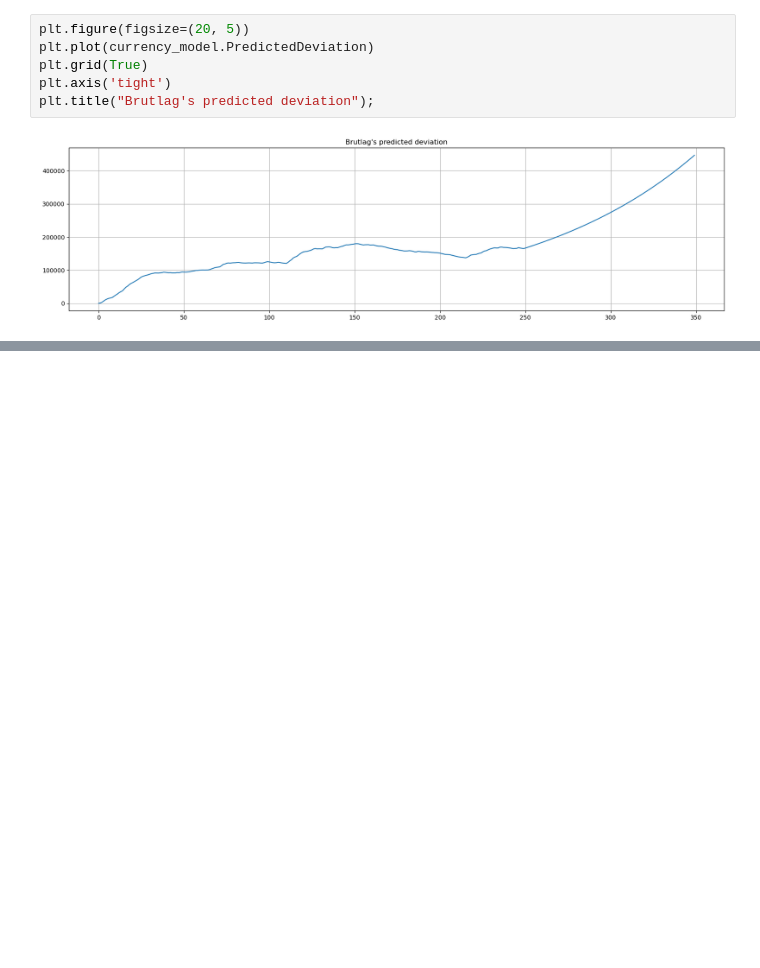
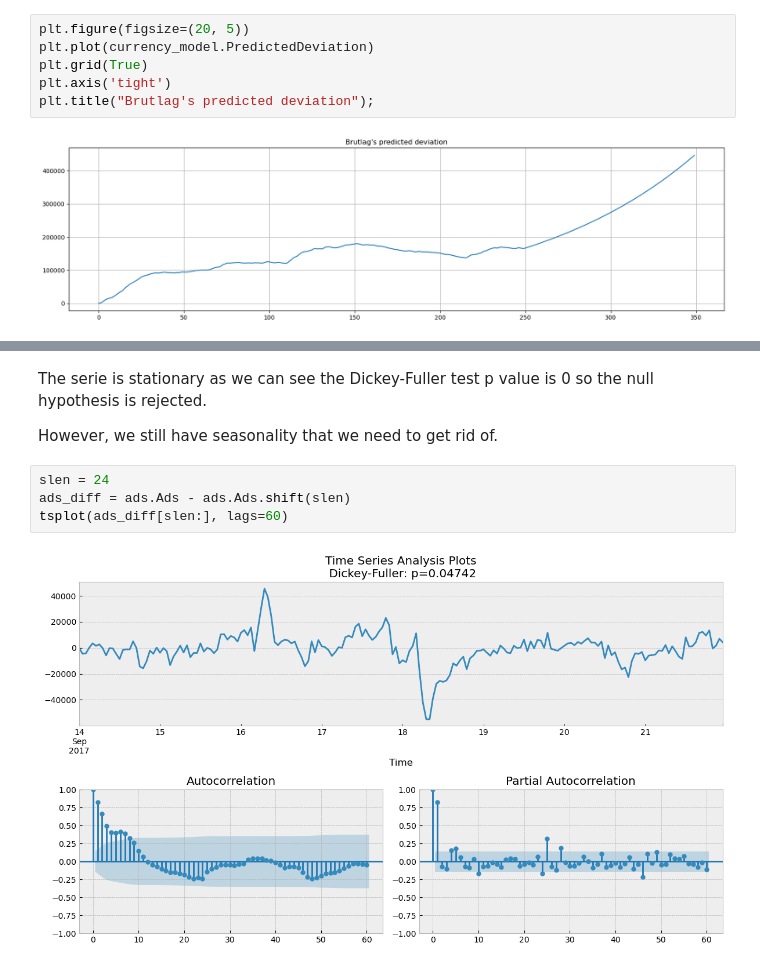
Before and after one commit to KlemPear/MachineLearning, a Jupyter notebook: Time Series/time_series.ipynb, the cells around one changed output, grey strips where cells are left out. Saved outputs shown, nothing was run; the diff lists cells and outputs as text; blank space fills up the shorter version.

```diff
--- a/Time Series/time_series.ipynb
+++ b/Time Series/time_series.ipynb
@@ -360,0 +391,10 @@ plt.title("Brutlag's predicted deviation");
+# %% [markdown]
+The serie is stationary as we can see the Dickey-Fuller test p value is 0 so the null hypothesis is rejected.
+
+However, we still have seasonality that we need to get rid of.
+# %%
+slen = 24
+ads_diff = ads.Ads - ads.Ads.shift(slen)
+tsplot(ads_diff[slen:], lags=60)
+# %% [output]
+[figure, added]
```
Also changed, not shown: parts of 28 cells of this notebook.
